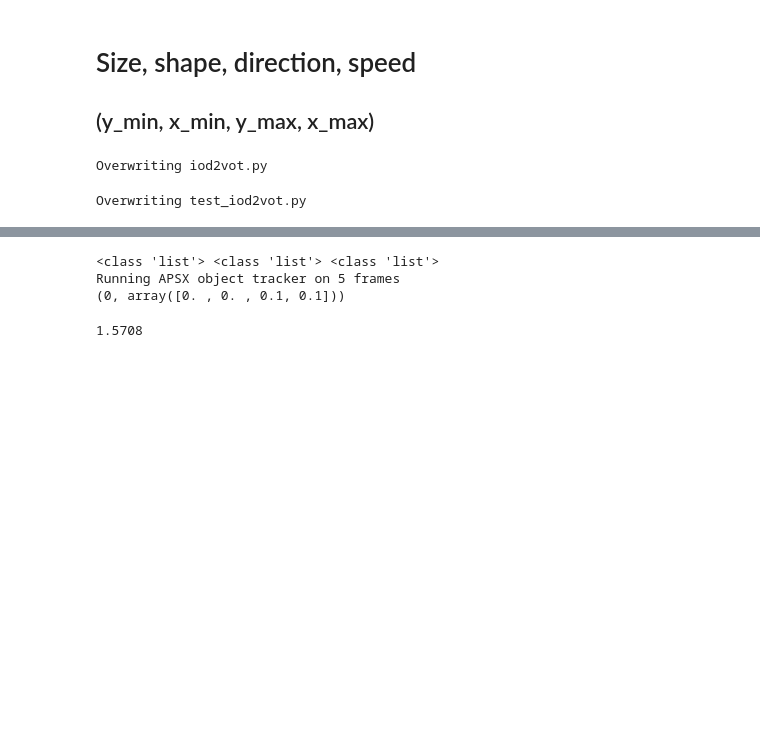
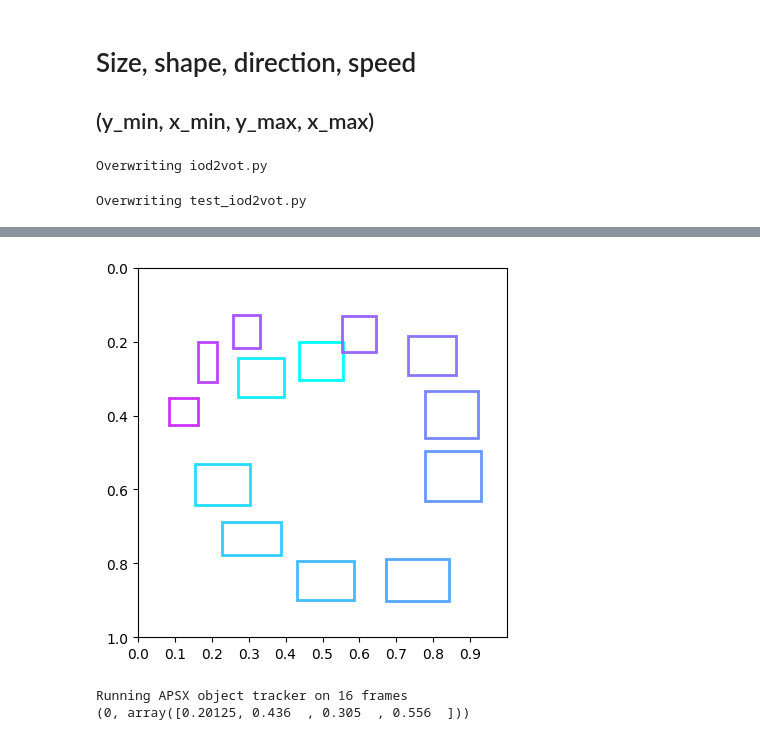
Before and after one commit to ZackAkil/IOD2VOT, a Jupyter notebook: iod2vot.ipynb, the cells around one changed output, grey strips where cells are left out. Saved outputs shown, nothing was run; the diff lists cells and outputs as text; code cells hidden in the pictures; blank space fills up the shorter version.

```diff
--- a/iod2vot.ipynb
+++ b/iod2vot.ipynb
@@ -673,7 +762,7 @@ bounding_boxes = [
 
 
 
-bounding_boxes = [
+bounding_boxes_spirel = [
 [[0.20125, 0.436, 0.305, 0.556]],
 [[0.245, 0.27, 0.34875, 0.396]],
 [[0.3575, 0.182, 0.48, 0.332]],
@@ -693,7 +782,7 @@ bounding_boxes = [
 ]
 
 
-bounding_boxes = [
+bounding_boxes_spirel_gaps = [
 [[0.20125, 0.436, 0.305, 0.556]],
 [[0.245, 0.27, 0.34875, 0.396]],
 [],
@@ -720,3 +809,7 @@ bboxes_square = [
   [[1., 0., .9, 0.1]],
   [[0., 0., 0.1, 0.1]],
   ]
+# %%
+plot_raw_boxes_frames(bounding_boxes_spirel_gaps)
+# %% [output]
+[figure, added]
@@ -723,15 +818,9 @@ bboxes_square = [
 # %%
-tracker = ObjectTracker(max_distance=1, max_missing_frames=0)
-tracker.analyse(bboxes_square)
+tracker = ObjectTracker(max_distance=0.5, max_missing_frames=1)
+tracker.analyse(bounding_boxes_spirel_gaps)
 # %% [output]
-<class 'list'> <class 'list'> <class 'list'>
-Running APSX object tracker on 5 frames
-(0, array([0. , 0. , 0.1, 0.1]))
+Running APSX object tracker on 16 frames
+(0, array([0.20125, 0.436  , 0.305  , 0.556  ]))
-# %%
-t = tracker.get_longest_track()
-round(t.delta_directions[0],4)
-# %% [output]
-1.5708
 # %%
 plot_object_tracker(tracker)
 # %% [output]
```
Also changed, not shown: parts of 17 cells of this notebook.
